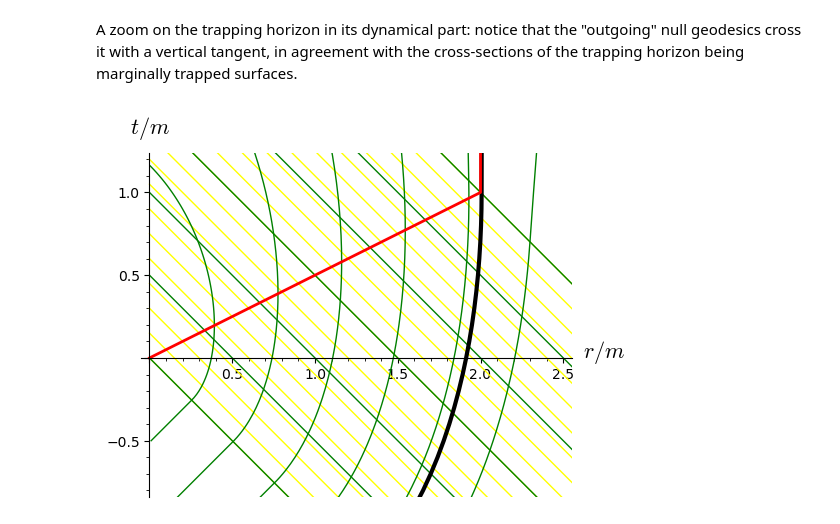
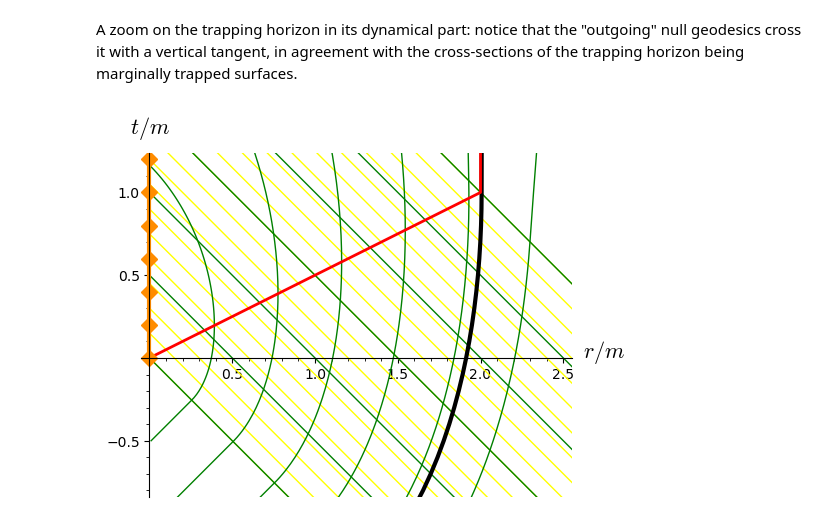
Before and after one commit to egourgoulhon/BHLectures, a Jupyter notebook: sage/Vaidya.ipynb, the cells around one changed output. Cells and saved outputs as stored; diff of their text form; code cells hidden in the pictures.

Commit message:
Add a figure in Chap. 15

```diff
--- a/sage/Vaidya.ipynb
+++ b/sage/Vaidya.ipynb
@@ -347,0 +354,6 @@ graph += trap
+# %%
+sing = line([(0,  tmax*i/20) for i in range(21)],
+            thickness=3, color='darkorange', marker='D', markersize=8)
+graph += sing
+# %%
+graph_wo_vectors = copy(graph)
@@ -356,7 +379,7 @@ graph.save("vai_diagram.pdf", aspect_ratio=1, xmax=6, ymin=-4,
 # %% [markdown]
 A zoom on the trapping horizon in its dynamical part: notice that the "outgoing" null geodesics cross it with a vertical tangent, in agreement with the cross-sections of the trapping horizon being marginally trapped surfaces.
 # %%
-show(graph, aspect_ratio=1, ymin=-0.8, ymax=1.2, xmax=2.5,
+show(graph_wo_vectors, aspect_ratio=1, ymin=-0.8, ymax=1.2, xmax=2.5,
      axes_labels=[r'$r/m$', r'$t/m$'])
 # %% [output]
-[figure, old version]
+[figure, new version]
```
Also changed, not shown: parts of 14 cells of this notebook, 5 other files.
